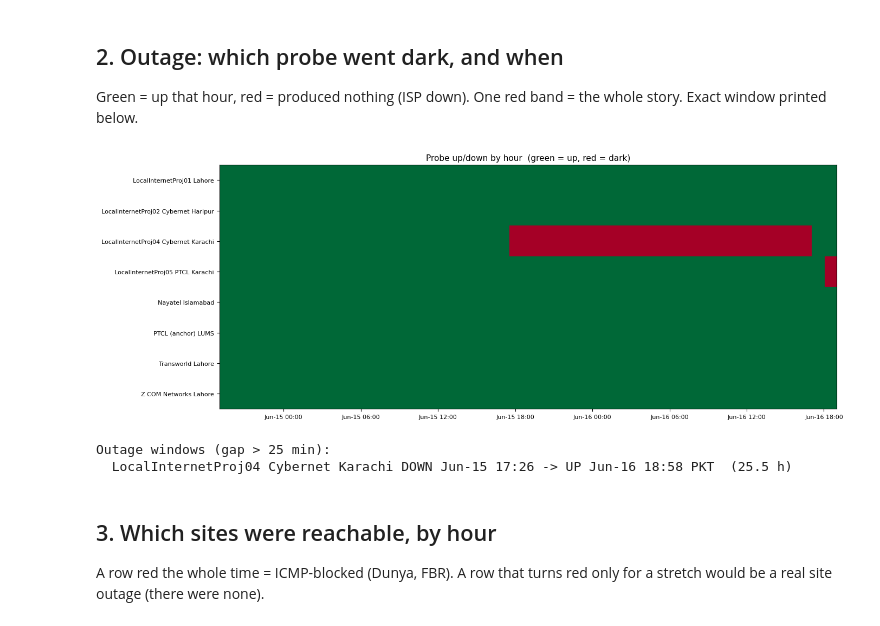
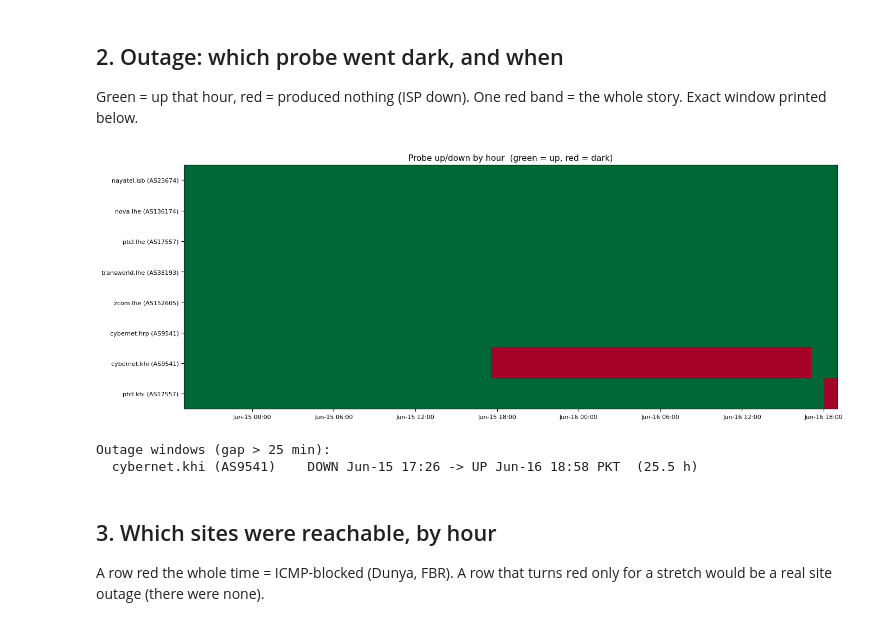
Before and after one commit to msaqib/pkinternet, a Jupyter notebook: findings/03_longitudinal_routing_48h.ipynb, the cells around one changed output. Saved outputs shown, nothing was run; the diff lists cells and outputs as text; code cells hidden in the pictures.

```diff
--- a/findings/03_longitudinal_routing_48h.ipynb
+++ b/findings/03_longitudinal_routing_48h.ipynb
@@ -81,25 +100,25 @@ plt.tight_layout(); plt.show()
 Green = up that hour, red = produced nothing (ISP down). One red band = the whole
 story. Exact window printed below.
 # %%
-ct = df.groupby(['probe_city', 'hr']).size().unstack('hr').reindex(index=PROBES)
+ct = df.groupby(['probe', 'hr']).size().unstack('hr').reindex(index=PROBES)
 live = (ct.fillna(0) > 0).astype(int)
 fig, ax, im = time_heatmap(live, 'Probe up/down by hour  (green = up, red = dark)', 'RdYlGn', 0, 1)
 plt.tight_layout(); plt.show()
 
 print('Outage windows (gap > 25 min):')
 found = False
-for probe, g in df.groupby('probe_city'):
+for probe, g in df.groupby('probe'):
     tps = g['t'].sort_values().drop_duplicates().reset_index(drop=True)
     for i in range(1, len(tps)):
         d = (tps[i] - tps[i-1]).total_seconds() / 60
         if d > 25:
             found = True
-            print(f'  {probe:<34} DOWN {tps[i-1]:%b-%d %H:%M} -> UP {tps[i]:%b-%d %H:%M} PKT  ({d/60:.1f} h)')
+            print(f'  {probe:<24} DOWN {tps[i-1]:%b-%d %H:%M} -> UP {tps[i]:%b-%d %H:%M} PKT  ({d/60:.1f} h)')
 if not found: print('  none')
 # %% [output]
-[figure, old version]
+[figure, new version]
 Outage windows (gap > 25 min):
-  LocalInternetProj04 Cybernet Karachi DOWN Jun-15 17:26 -> UP Jun-16 18:58 PKT  (25.5 h)
+  cybernet.khi (AS9541)    DOWN Jun-15 17:26 -> UP Jun-16 18:58 PKT  (25.5 h)
 # %% [markdown]
 ## 3. Which sites were reachable, by hour
 
```
Also changed, not shown: parts of 22 cells of this notebook, 38 other files.
